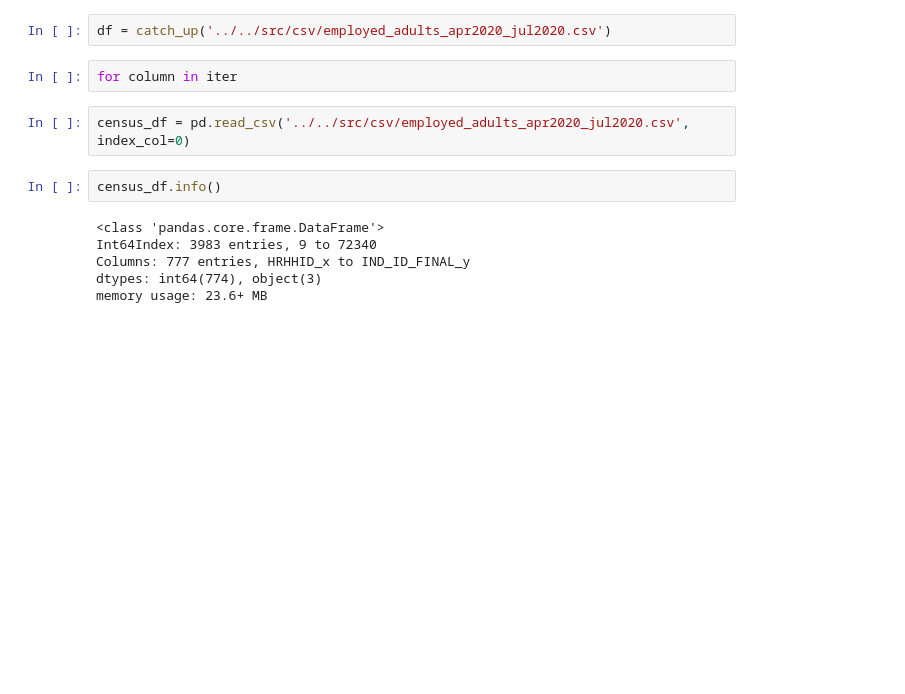
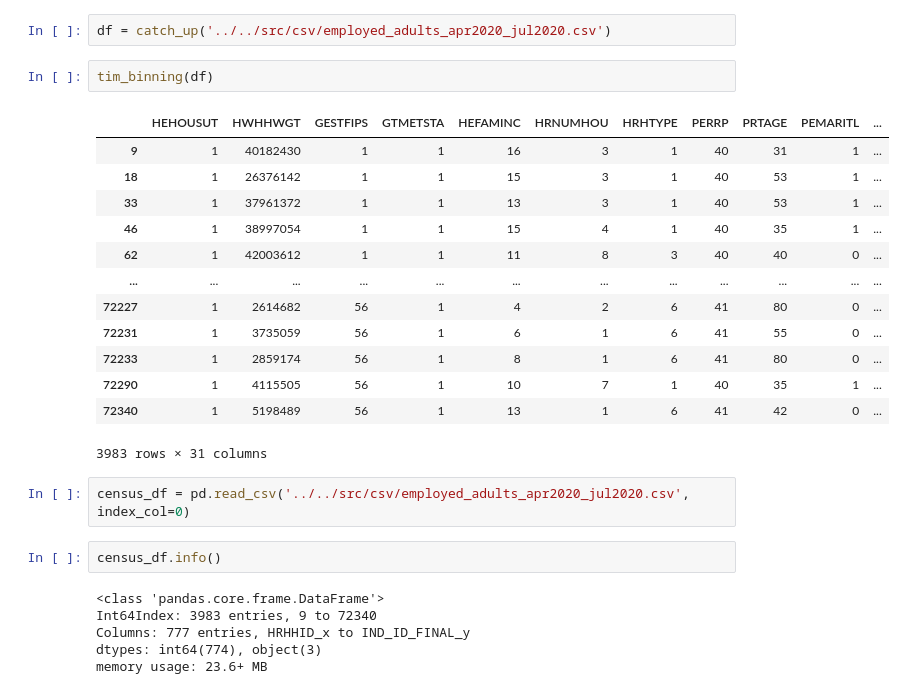
Before and after one commit to danvalen1/Corona-Employment, a Jupyter notebook: notebooks/tjh/mergedOncensus.ipynb, the cells around one changed output. Cells and saved outputs as stored; diff of their text form; blank space fills up the shorter version.

Commit message:
binning function added to merge notebook

```diff
--- a/notebooks/tjh/mergedOncensus.ipynb
+++ b/notebooks/tjh/mergedOncensus.ipynb
@@ -80,7 +138,21 @@ def catch_up(directory):
 # %%
 df = catch_up('../../src/csv/employed_adults_apr2020_jul2020.csv')
-# %%
-for column in iter
+# %%
+tim_binning(df)
+# %% [output]
+|  | HEHOUSUT | HWHHWGT | GESTFIPS | GTMETSTA | HEFAMINC | HRNUMHOU | HRHTYPE | PERRP | PRTAGE | PEMARITL | ... |
+| 9 | 1 | 40182430 | 1 | 1 | 16 | 3 | 1 | 40 | 31 | 1 | ... |
+| 18 | 1 | 26376142 | 1 | 1 | 15 | 3 | 1 | 40 | 53 | 1 | ... |
+| 33 | 1 | 37961372 | 1 | 1 | 13 | 3 | 1 | 40 | 53 | 1 | ... |
+| 46 | 1 | 38997054 | 1 | 1 | 15 | 4 | 1 | 40 | 35 | 1 | ... |
+| 62 | 1 | 42003612 | 1 | 1 | 11 | 8 | 3 | 40 | 40 | 0 | ... |
+| ... | ... | ... | ... | ... | ... | ... | ... | ... | ... | ... | ... |
+| 72227 | 1 | 2614682 | 56 | 1 | 4 | 2 | 6 | 41 | 80 | 0 | ... |
+| 72231 | 1 | 3735059 | 56 | 1 | 6 | 1 | 6 | 41 | 55 | 0 | ... |
+| 72233 | 1 | 2859174 | 56 | 1 | 8 | 1 | 6 | 41 | 80 | 0 | ... |
+| 72290 | 1 | 4115505 | 56 | 1 | 10 | 7 | 1 | 40 | 35 | 1 | ... |
+| 72340 | 1 | 5198489 | 56 | 1 | 13 | 1 | 6 | 41 | 42 | 0 | ... |
+3983 rows × 31 columns
 # %%
 census_df = pd.read_csv('../../src/csv/employed_adults_apr2020_jul2020.csv', index_col=0)
 # %%
```
Also changed, not shown: parts of 6 cells of this notebook, 1 other file.
